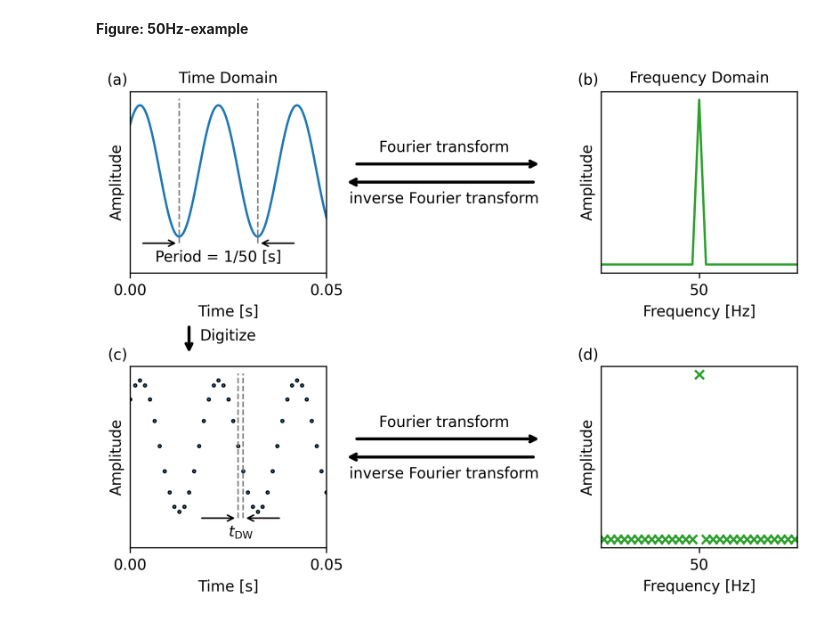
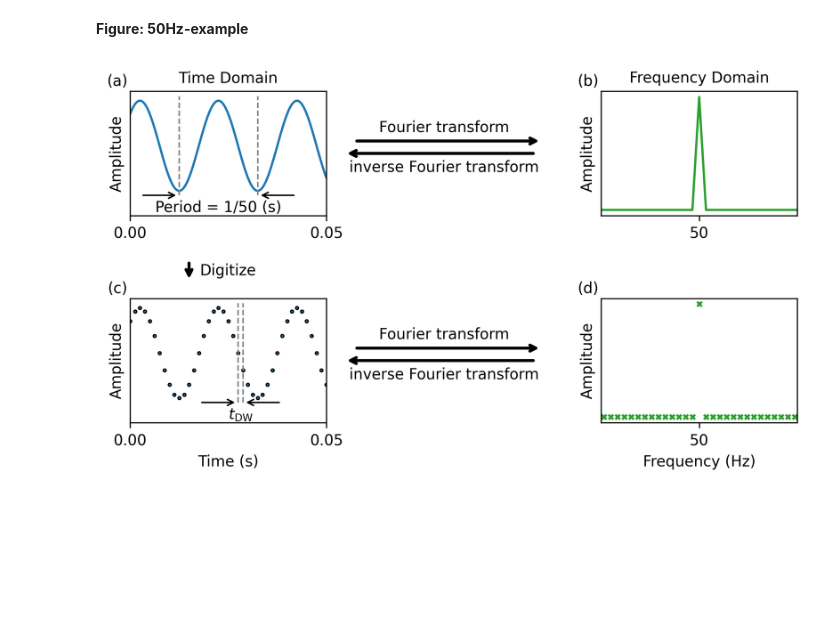
Before and after one commit to Yuzhe98/Lab-Course-Magnetic-Resonance, a Jupyter notebook: src/FT-and-NMR.ipynb, the cells around one changed output. Drawn from its saved outputs; the diff is of its cells as text; code cells hidden in the pictures; blank space fills up the shorter version.

```diff
--- a/src/FT-and-NMR.ipynb
+++ b/src/FT-and-NMR.ipynb
@@ -42,7 +42,7 @@ fft_vals = np.fft.fft(s_t)
 fft_vals_shifted = np.fft.fftshift(fft_vals)
 frequencies_shifted = np.fft.fftshift(frequencies)
 
-amplitude = np.abs(fft_vals_shifted)
+fft_amplitudes = np.abs(fft_vals_shifted)
 phase = np.angle(fft_vals_shifted)
 
 # Plotting setup
@@ -50,14 +50,14 @@ plt.rc("font", size=10)  # font size for all figures
 plt.rc("figure", titlesize=10)  # Figure title
 plt.rc("axes", titlesize=10)  # Axes title
 
-fig = plt.figure(figsize=(8, 5.5), dpi=300)  # initialize a figure
+fig = plt.figure(figsize=(8, 4.), dpi=300)  # initialize a figure
 gs = gridspec.GridSpec(
     nrows=3, ncols=3, width_ratios=[1, 1, 1], height_ratios=[1, 0.5, 1]
 )  # create grid for multiple figures
 
 # fix the margins
 wspace = 0.2
-hspace = 0.01
+hspace = 0.1
 fig.subplots_adjust(wspace=wspace, hspace=hspace)
 ax00 = fig.add_subplot(gs[0, 0])
 ax01 = fig.add_subplot(gs[0, 1])
@@ -98,14 +98,14 @@ axs[0].annotate(
     arrowprops=dict(arrowstyle="->", lw=1),
 )
 axs[0].text(
-    (arrow_left + arrow_right) / 2, -1.2, "Period = 1/50 [s]", ha="center", va="top"
+    (arrow_left + arrow_right) / 2, -1.2, "Period = 1/50 (s)", ha="center", va="top"
 )
 
 axs[0].set_xticks([0, 0.05])
 # axs[0].set_yticks([-1, 0, 1])
 axs[0].set_yticks([])
 axs[0].set_title("Time Domain")
-axs[0].set_xlabel("Time [s]")
+# axs[0].set_xlabel("Time (s)")
 axs[0].set_ylabel("Amplitude")
 axs[0].set_xlim(0, 0.05)
 axs[0].set_ylim(bottom=-1.55)
@@ -113,19 +113,21 @@ axs[0].set_ylim(bottom=-1.55)
 # --- Middle plots: Arrow with transform labels ---
 for ax in [axs[1], axs[7]]:
     ax.axis("off")
+    # Fourier transform
+    ax.text(0.4, 0.65, "Fourier transform", ha="center", va="bottom")
     ax.annotate(
         "", xy=(0.9, 0.6), xytext=(-0.06, 0.6), arrowprops=dict(arrowstyle="->", lw=2)
     )
+    # inverse Fourier transform
+    ax.text(0.4, 0.45, "inverse Fourier transform", ha="center", va="top")
     ax.annotate(
         "", xy=(0.87, 0.5), xytext=(-0.11, 0.5), arrowprops=dict(arrowstyle="<-", lw=2)
     )
-    ax.text(0.4, 0.65, "Fourier transform", ha="center", va="bottom")
-    ax.text(0.4, 0.45, "inverse Fourier transform", ha="center", va="top")
 
 # --- Right plot: Frequency-domain representation ---
 axs[2].plot(
     frequencies_shifted,
-    amplitude,
+    fft_amplitudes,
     # marker="x",
     color="tab:green",
     label="Amplitude",
@@ -134,7 +136,7 @@ axs[2].set_xticks([50])
 # axs[2].set_yticks([0, 60])
 axs[2].set_yticks([])
 axs[2].set_xlim(-40, 140)
-axs[2].set_xlabel("Frequency [Hz]")
+# axs[2].set_xlabel("Frequency (Hz)")
 axs[2].set_ylabel("Amplitude")
 axs[2].set_title("Frequency Domain")
 
@@ -166,30 +168,30 @@ axs[6].scatter(
     s=4,
 )
 
-ax20_vline_left = (2 * np.pi * 1 + 1 * np.pi - initial_phase) / (2 * np.pi * 50)
-ax20_vline_right = ax20_vline_left + DW
+vline_left = (2 * np.pi * 1 + 1 * np.pi - initial_phase) / (2 * np.pi * 50)
+vline_right = vline_left + DW
 
 axs[6].vlines(
-    x=ax20_vline_left, ymin=-1.1, ymax=1.1, color="grey", linestyle="--", linewidth=1
+    x=vline_left, ymin=-1.1, ymax=1.1, color="grey", linestyle="--", linewidth=1
 )
 axs[6].vlines(
-    x=ax20_vline_right, ymin=-1.1, ymax=1.1, color="grey", linestyle="--", linewidth=1
+    x=vline_right, ymin=-1.1, ymax=1.1, color="grey", linestyle="--", linewidth=1
 )
 
 axs[6].annotate(
     "",
-    xy=(ax20_vline_left, -1.1),
-    xytext=(ax20_vline_left - 0.01, -1.1),
+    xy=(vline_left, -1.1),
+    xytext=(vline_left - 0.01, -1.1),
     arrowprops=dict(arrowstyle="->", lw=1),
 )
 axs[6].annotate(
     "",
-    xy=(ax20_vline_right, -1.1),
-    xytext=(ax20_vline_right + 0.01, -1.1),
+    xy=(vline_right, -1.1),
+    xytext=(vline_right + 0.01, -1.1),
     arrowprops=dict(arrowstyle="->", lw=1),
 )
 axs[6].text(
-    (ax20_vline_left + ax20_vline_right) / 2,
+    (vline_left + vline_right) / 2,
     -1.2,
     "$t_\\mathrm{DW}$",
     ha="center",
@@ -200,7 +202,7 @@ axs[6].set_xticks([0, 0.05])
 # axs[0].set_yticks([-1, 0, 1])
 axs[6].set_yticks([])
 # axs[6].set_title("Time Domain")
-axs[6].set_xlabel("Time [s]")
+axs[6].set_xlabel("Time (s)")
 axs[6].set_ylabel("Amplitude")
 axs[6].set_xlim(0, 0.05)
 axs[6].set_ylim(bottom=-1.55)
@@ -208,39 +210,40 @@ axs[6].set_ylim(bottom=-1.55)
 # --- Right plot: Frequency-domain representation ---
 axs[8].scatter(
     frequencies_shifted,
-    amplitude,
+    fft_amplitudes,
     marker="x",
+    s=10,
     color="tab:green",
     label="Amplitude",
 )
 axs[8].set_xticks([50])
 # axs[2].set_yticks([0, 60])
 axs[8].set_yticks([])
 axs[8].set_xlim(-40, 140)
-axs[8].set_xlabel("Frequency [Hz]")
+axs[8].set_xlabel("Frequency (Hz)")
 axs[8].set_ylabel("Amplitude")
 # axs[8].set_title("Frequency Domain")
 
 # # Add phase on a twin y-axis
 # ax2 = axs[2].twinx()
 # ax2.plot(frequencies_shifted, phase, "r--", label="Phase")
 # ax2.set_ylabel("Phase [rad]", color="red")
 # ax2.tick_params(axis="y", labelcolor="red")
 
 letters = ["(a)", "(b)", "(c)", "(d)", "(e)", "(f)", "(g)", "(h)", "(i)"]
 for i, ax in enumerate([axs[0], axs[2], axs[6], axs[8]]):
     # xleft, xright = ax.get_xlim()
     # ybottom, ytop = ax.get_ylim()
     ax.text(
         -0.013,
         1.02,
         s=letters[i],
         transform=ax.transAxes,
         ha="right",
         va="bottom",
         color="k",
     )
 
 plt.show()
 # %% [output]
-[figure, old version]
+[figure, new version]
```
Also changed, not shown: parts of 10 cells of this notebook, 6 other files.
